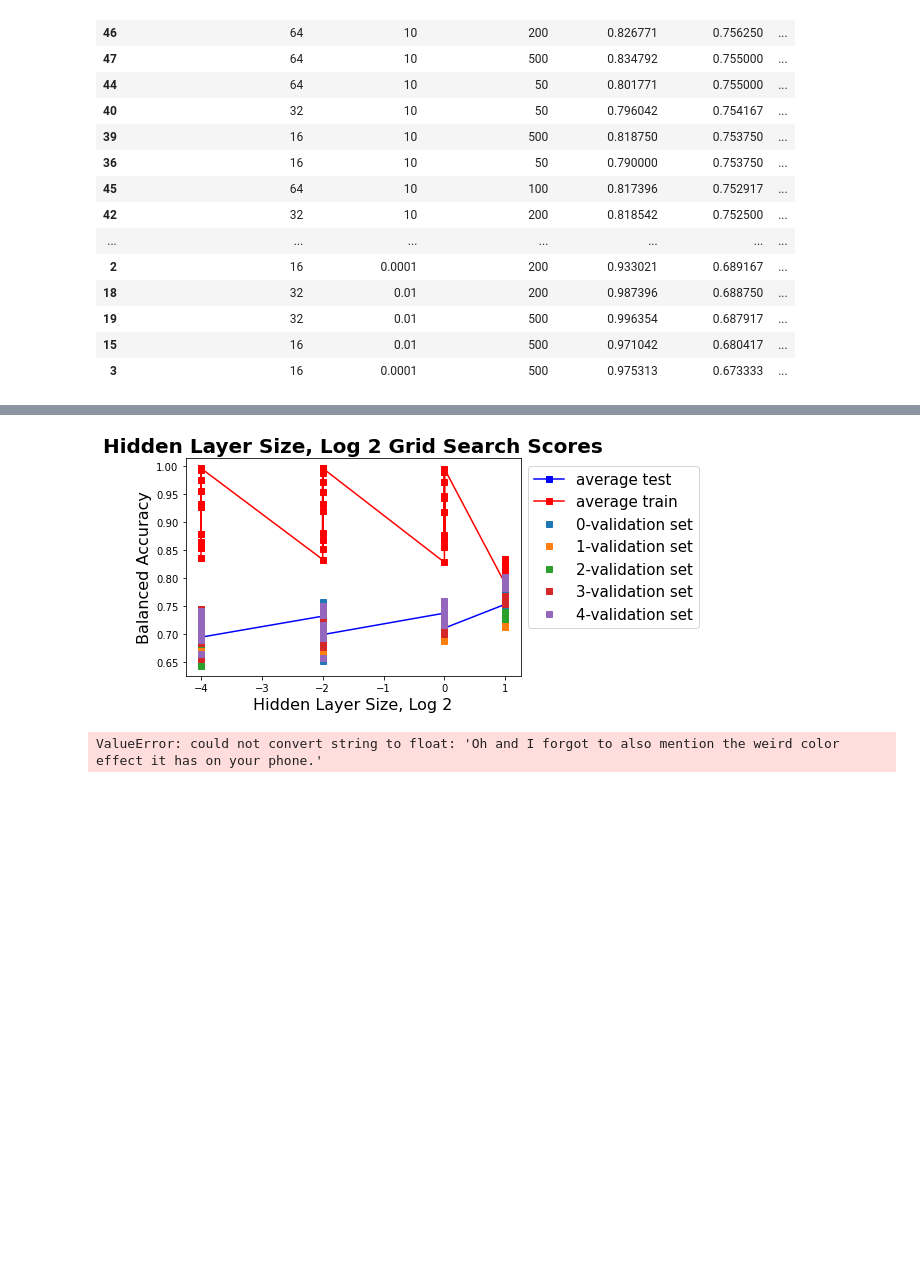
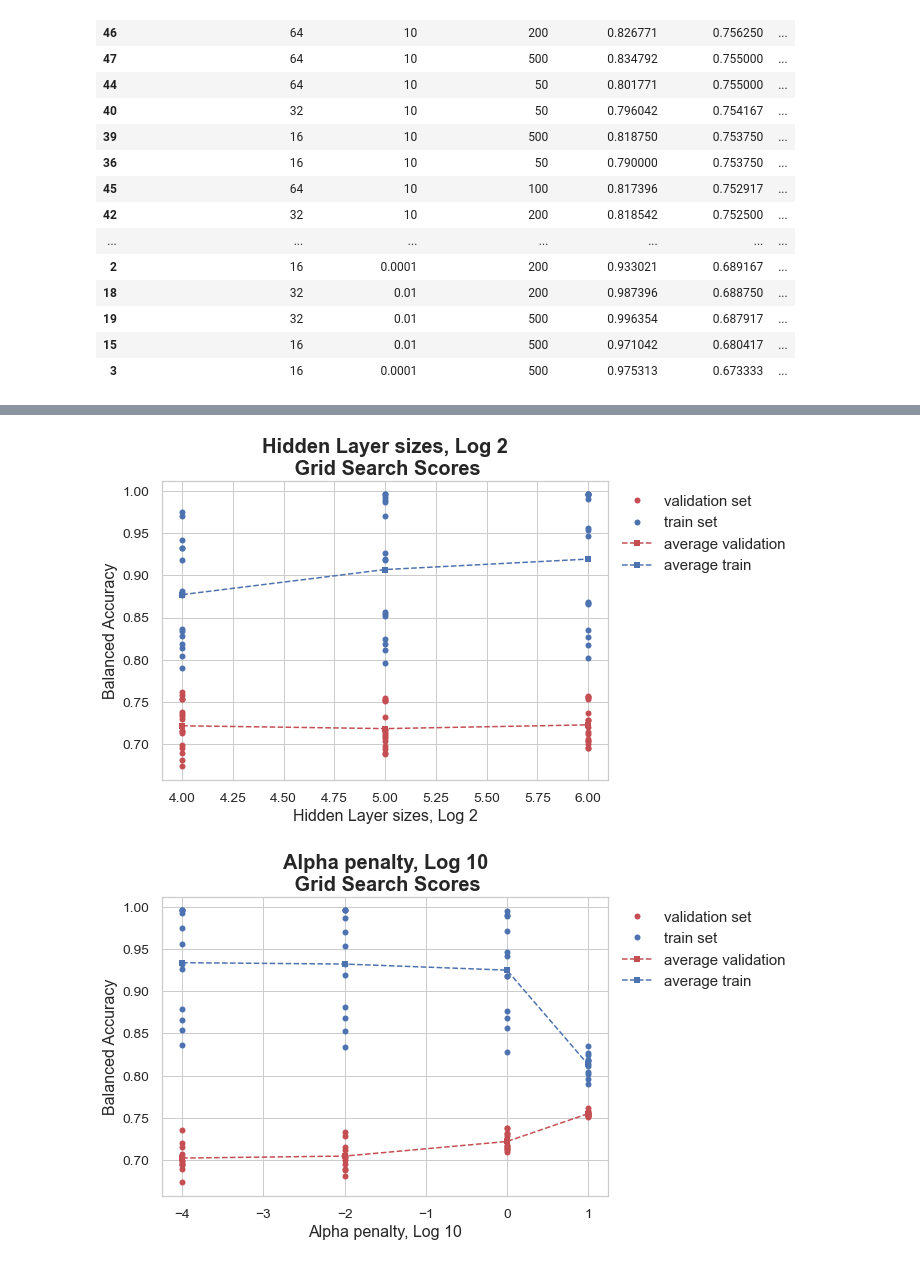
Before and after one commit to Dtphelan1/sentiment-analysis, a Jupyter notebook: WordEmbeddingClassifier.ipynb, the cells around one changed output, grey strips where cells are left out. Saved outputs shown, nothing was run; the diff lists cells and outputs as text; code cells hidden in the pictures; blank space fills up the shorter version.

```diff
--- a/WordEmbeddingClassifier.ipynb
+++ b/WordEmbeddingClassifier.ipynb
@@ -504,17 +719,16 @@ def plot_cv_folds(cv_results, param_name, param_label, folds, log10=False, log2=
 # %%
-# Plotting the CV results for a gridsearch over one feature
+
+# Plotting the CV results for a gridsearch over one HP
 
 cv_results = embedding_mlp_grid_searcher.cv_results_
 # Two plots: One comparing train and test performance; one comparing all of the fold scores against one another
 # Plot one
-param = list(mlp_parameters.keys())[1]
-param_label = "Hidden Layer Size, Log 2"
 
-plot_cv_folds(cv_results, param, param_label, 5, log10=True)
+param_1 = 'mlp__hidden_layer_sizes'
+param_label_1 = "Hidden Layer sizes, Log 2"
+
+param_2 = 'mlp__alpha'
+param_label_2 = "Alpha penalty, Log 10"
+
+param_3 = 'mlp__max_iter'
+param_label_3 = "Maximum number of iterations, Log 10"
-# %% [output]
-[figure, removed]
-# %%
-embedding_mlp_best_pipeline = embedding_mlp_grid_searcher.best_estimator_
-analysis_of_mistakes(embedding_mlp_best_pipeline, x_train_df, y_train)
-# %% [output]
-ValueError: could not convert string to float: 'Oh and I forgot to also mention the weird color effect it has on your phone.'
@@ -549,0 +735,10 @@ ValueError: could not convert string to float: 'Oh and I forgot to also mention
+# %%
+# plot_cv_train_test(cv_results, param_name, param_label, log10=False, log2=False)
+
+
+plot_cv_train_test(cv_results, param_1, param_label_1, log2=True)
+plot_cv_train_test(cv_results, param_2, param_label_2, log10=True)
+plot_cv_train_test(cv_results, param_3, param_label_3)
+# %% [output]
+[figure, added]
+[figure, added]
```
Also changed, not shown: parts of 21 cells of this notebook.
